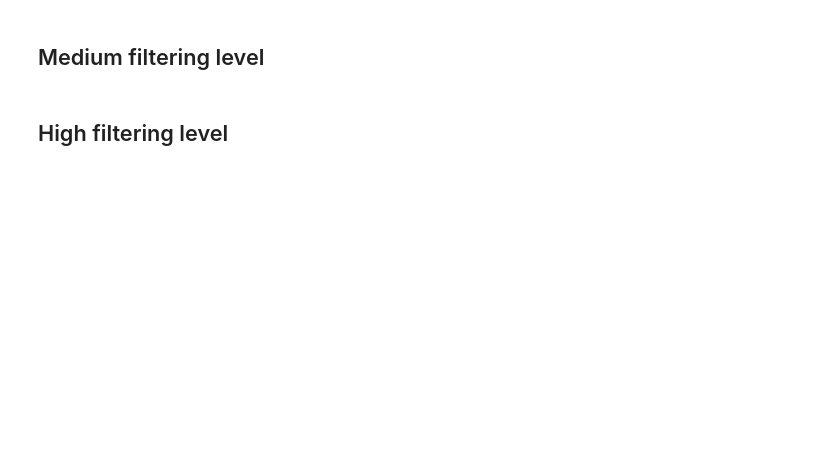
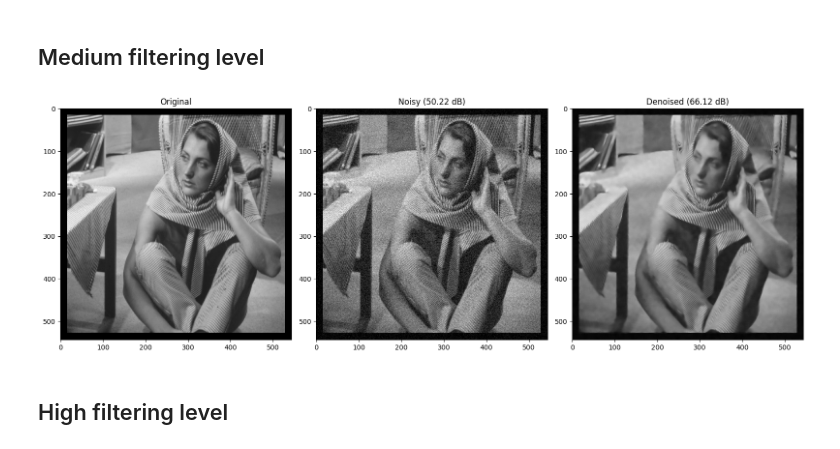
Before and after one commit to vicente-gonzalez-ruiz/denoising, a Jupyter notebook: src/RSIID_vs_fastNlMeansDenoising__barb.ipynb, the cells around one changed output. Cells and saved outputs as stored; diff of their text form; code cells hidden in the pictures; blank space fills up the shorter version.

```diff
--- a/src/RSIID_vs_fastNlMeansDenoising__barb.ipynb
+++ b/src/RSIID_vs_fastNlMeansDenoising__barb.ipynb
@@ -54,4 +73,4 @@ plt.show()
 # %% [markdown]
 ## Medium filtering level
 # %%
-denoised_img_fastNlMeans = cv2.fastNlMeansDenoising(noisy_img, None, h=25, templateWindowSize=7, searchWindowSize=9)
+denoised = cv2.fastNlMeansDenoising(noisy, None, h=25, templateWindowSize=7, searchWindowSize=9)
@@ -62,13 +77,15 @@ denoised_img, _ = denoiser.filter(noisy_image=noisy_img, RS_sigma=0.5, GT=img, N
 # %%
-fig, axs = plt.subplots(1, 3, figsize=(32, 32))
-axs[0].imshow(noisy_img, cmap="gray")
-axs[0].set_title(f"Noisy {ssim(img, noisy_img)}")
-axs[1].imshow(denoised_img_fastNlMeans, cmap="gray")
-axs[1].set_title(f"fastNlMeans {ssim(img, denoised_img_fastNlMeans)}")
-axs[2].imshow(denoised_img, cmap="gray")
-axs[2].set_title(f"RSIID {ssim(img, denoised_img.astype(np.uint8))}")
+fig, axs = plt.subplots(1, 3, figsize=(16, 32))
+axs[0].imshow(GT, cmap="gray")
+axs[0].set_title("Original")
+axs[1].imshow(noisy, cmap="gray")
+axs[1].set_title(f"Noisy ({information_theory.distortion.PSNR(noisy, GT):4.2f} dB)")
+axs[2].imshow(denoised, cmap="gray")
+axs[2].set_title(f"Denoised ({information_theory.distortion.PSNR(denoised, GT):4.2f} dB)")
 fig.tight_layout()
 plt.show()
+# %% [output]
+[figure, added]
 # %% [markdown]
 ## High filtering level
 # %%
```
Also changed, not shown: parts of 21 cells of this notebook, 5 other files.
